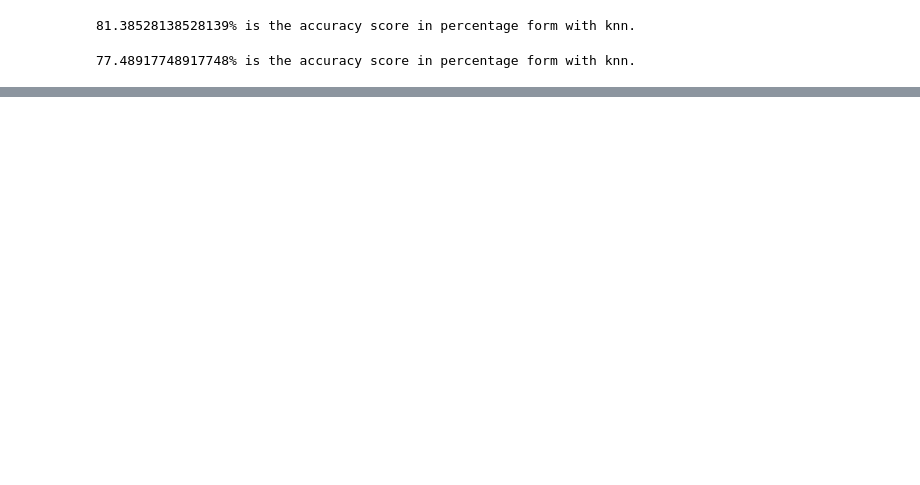
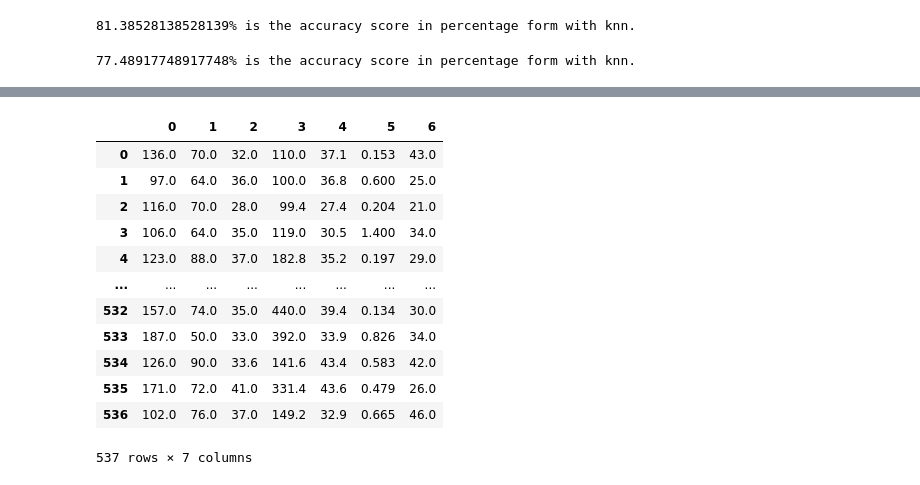
Before and after one commit to Patel27-S/Diabetes-Prediction---Data-Mining, a Jupyter notebook: DiabetesPrediction.ipynb, the cells around one changed output, grey strips where cells are left out. Drawn from its saved outputs; the diff is of its cells as text; code cells hidden in the pictures; blank space fills up the shorter version.

```diff
--- a/DiabetesPrediction.ipynb
+++ b/DiabetesPrediction.ipynb
@@ -1329,0 +1617,16 @@ DecisionTreeClassifier(criterion='entropy', max_depth=22,
+# %%
+X_train_knnimp
+# %% [output]
+|  | 0 | 1 | 2 | 3 | 4 | 5 | 6 |
+| 0 | 136.0 | 70.0 | 32.0 | 110.0 | 37.1 | 0.153 | 43.0 |
+| 1 | 97.0 | 64.0 | 36.0 | 100.0 | 36.8 | 0.600 | 25.0 |
+| 2 | 116.0 | 70.0 | 28.0 | 99.4 | 27.4 | 0.204 | 21.0 |
+| 3 | 106.0 | 64.0 | 35.0 | 119.0 | 30.5 | 1.400 | 34.0 |
+| 4 | 123.0 | 88.0 | 37.0 | 182.8 | 35.2 | 0.197 | 29.0 |
+| ... | ... | ... | ... | ... | ... | ... | ... |
+| 532 | 157.0 | 74.0 | 35.0 | 440.0 | 39.4 | 0.134 | 30.0 |
+| 533 | 187.0 | 50.0 | 33.0 | 392.0 | 33.9 | 0.826 | 34.0 |
+| 534 | 126.0 | 90.0 | 33.6 | 141.6 | 43.4 | 0.583 | 42.0 |
+| 535 | 171.0 | 72.0 | 41.0 | 331.4 | 43.6 | 0.479 | 26.0 |
+| 536 | 102.0 | 76.0 | 37.0 | 149.2 | 32.9 | 0.665 | 46.0 |
+537 rows × 7 columns
```
Also changed, not shown: parts of 106 cells of this notebook.
